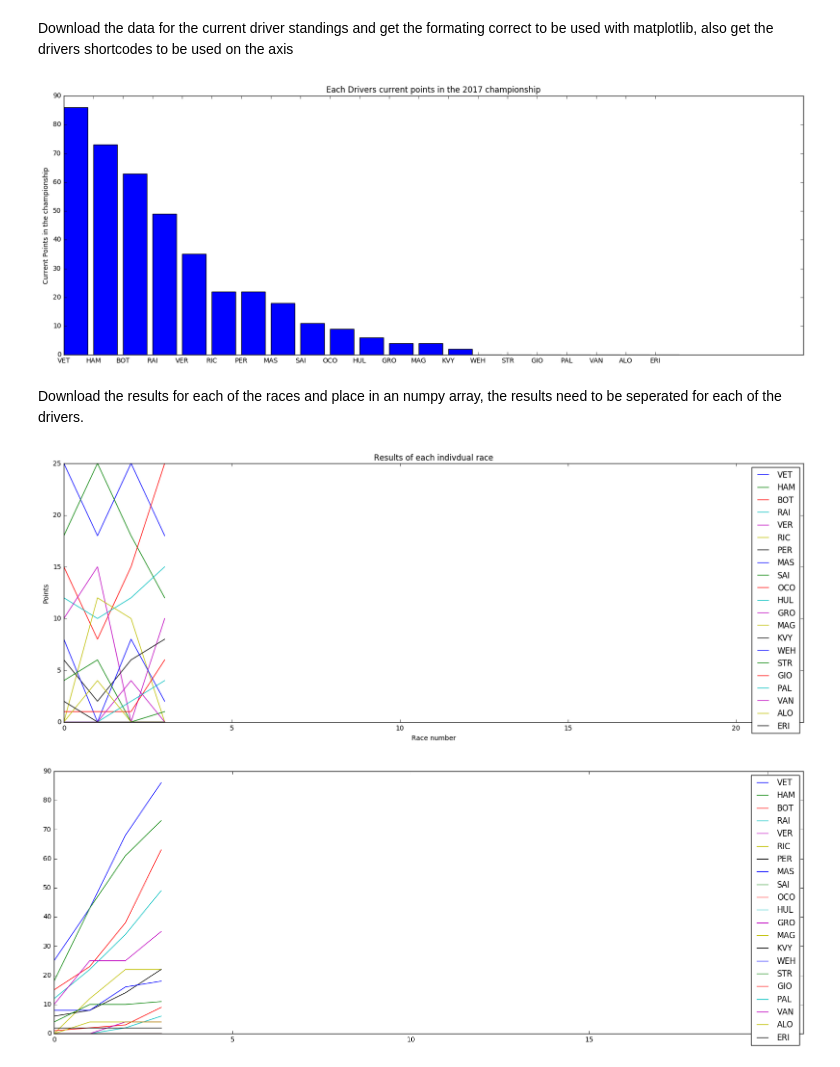
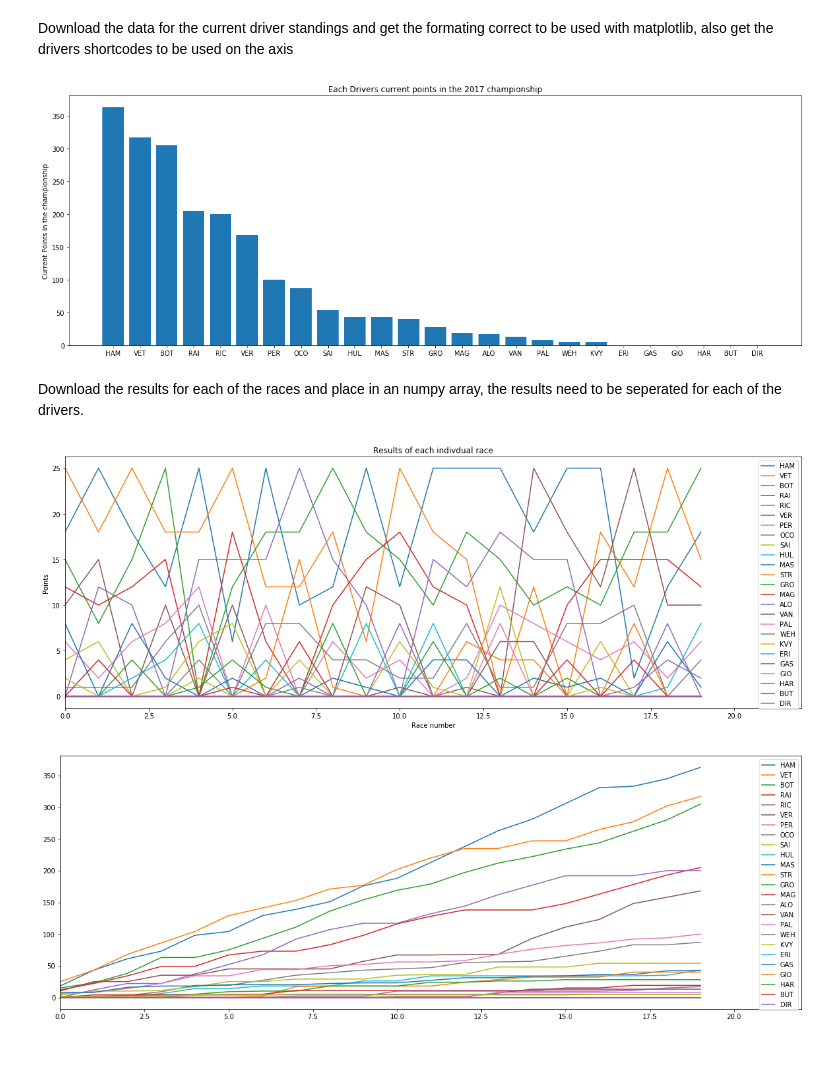
Before and after one commit to jjhorton/F1Data, a Jupyter notebook: F1Championship2017.ipynb, the cells around one changed output. Drawn from its saved outputs; the diff is of its cells as text; code cells hidden in the pictures.

Commit message:
Updated to work in Python3 and added new summary plot

```diff
--- a/F1Championship2017.ipynb
+++ b/F1Championship2017.ipynb
@@ -4,6 +4,7 @@
 This python notebook is to process and plot some of the statistics on the F1 2017 Championship. The data that is used in this notebook is taken from http://ergast.com
 # %%
 import json, urllib
+import requests
 import numpy as np
 import matplotlib.pyplot as plt
 import matplotlib
@@ -12,12 +13,13 @@ import matplotlib
 matplotlib.rcParams['figure.figsize'] = (20.0, 7.0)
 
 Year = "2017"
+total_races = 20
 # %% [markdown]
 Download the data for the current driver standings and get the formating correct to be used with matplotlib, also get the drivers shortcodes to be used on the axis
 # %%
 url_Standings = "http://ergast.com/api/f1/%s/driverStandings.json" % Year
-response = urllib.urlopen(url_Standings)
-JSON_Driver_Standings = json.loads(response.read())
+response = requests.get(url=url_Standings)
+JSON_Driver_Standings = response.json()
 Driver_Standings = JSON_Driver_Standings["MRData"]["StandingsTable"]["StandingsLists"][0]["DriverStandings"]
 driver = list()
 points = np.zeros(len(Driver_Standings))
@@ -34,24 +36,25 @@ plt.ylabel("Current Points in the championship")
 plt.grid = True
 plt.show()
 # %% [output]
-[figure, old version]
+[figure, new version]
 # %% [markdown]
 Download the results for each of the races and place in an numpy array, the results need to be seperated for each of the drivers.
 # %%
-total_races = 4
 driver_count = len(driver)
+circuits = list()
 race_points = np.zeros((total_races, driver_count))
 race_total = np.zeros((total_races, driver_count))
 
 for race_count in range(total_races):
     url_race = "http://ergast.com/api/f1/%s/%i/results.json" % (Year, (race_count+1))
-    response = urllib.urlopen(url_race)
-    JSON_race = json.loads(response.read())
+    response = requests.get(url=url_race)
+    JSON_race = response.json()
     race_results = JSON_race["MRData"]["RaceTable"]["Races"][0]["Results"]
+    circuits.append(JSON_race['MRData']['RaceTable']["Races"][0]['Circuit']['Location']['country'])
 
     for results_count in range(len(race_results)):
         for count_drivers in range(len(driver)-1):
-            if race_results[results_count]["Driver"]["code"] == driver[count_drivers].encode('ascii'):
+            if race_results[results_count]["Driver"]["code"] == driver[count_drivers]:
                 race_points[race_count,count_drivers] = race_results[results_count]["points"]
             race_total[race_count,count_drivers] = race_points[race_count,count_drivers]
             if race_count > 0 :
@@ -65,12 +68,13 @@ plt.xlim([0,22])
 plt.title("Results of each indivdual race")
 plt.show()
 # %% [output]
-[figure, old version]
+[figure, new version]
 # %%
 plt.plot(race_total)
 plt.legend(driver)
 plt.xlim([0,22])
 plt.grid = True
+plt.gridline = True
 plt.show()
 # %% [output]
-[figure, old version]
+[figure, new version]
```
Also changed, not shown: parts of 1 cell of this notebook.
